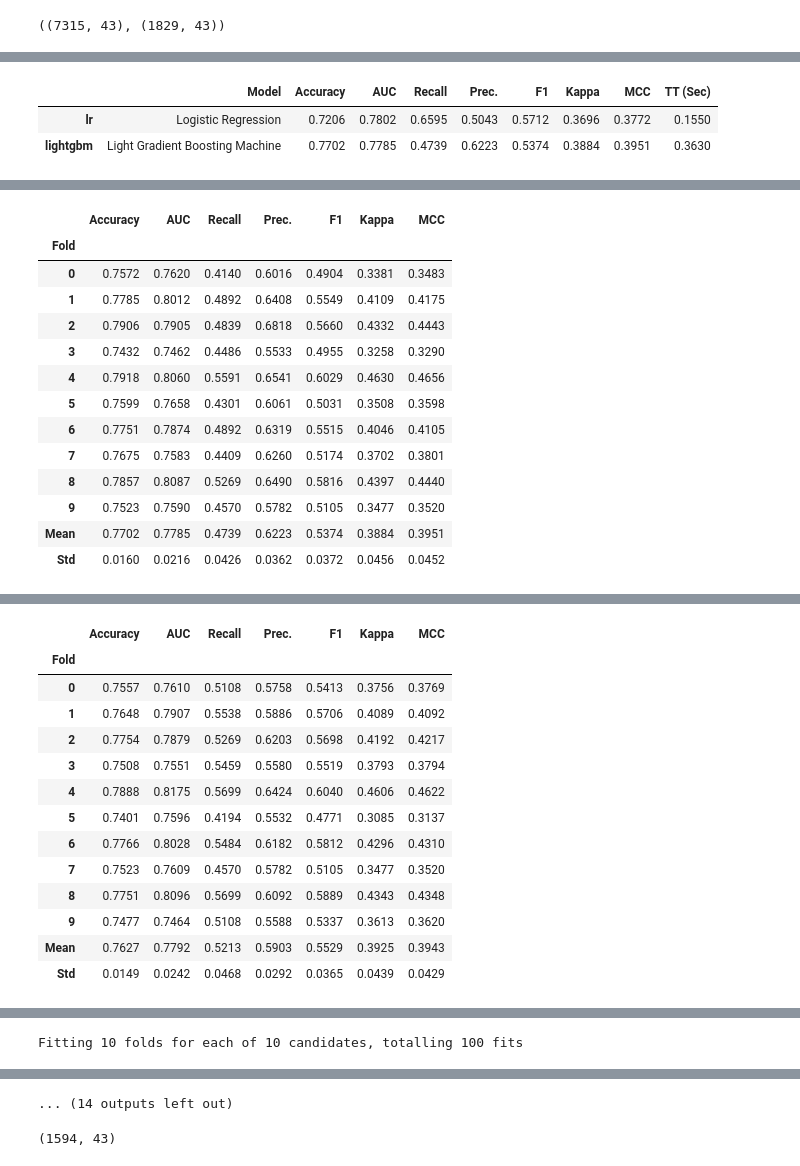
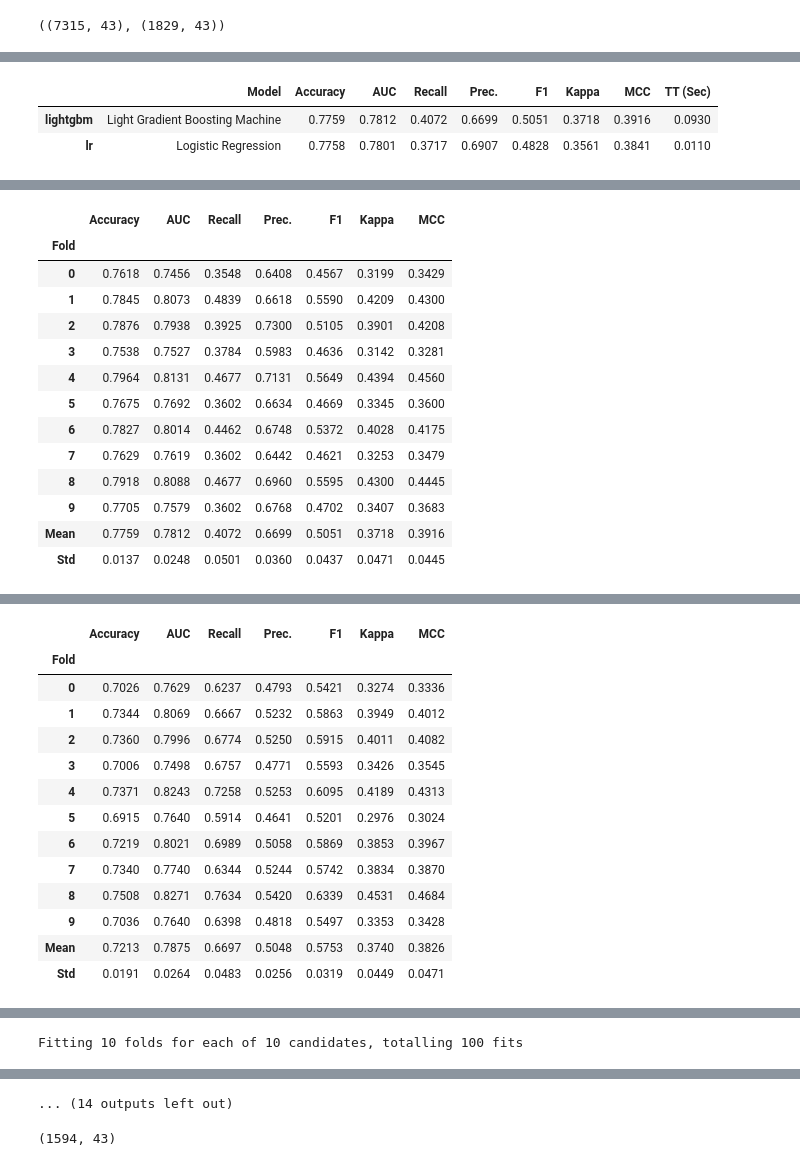
Before and after one commit to RodrigoFCMoreira/credit_scoring_ML_solver, a Jupyter notebook: 4 - Avaliar Técnica de modelagem.ipynb, the cells around one changed output, grey strips where cells are left out. Cells and saved outputs as stored; diff of their text form; code cells hidden in the pictures.

```diff
--- a/4 - Avaliar Técnica de modelagem.ipynb
+++ b/4 - Avaliar Técnica de modelagem.ipynb
@@ -34,45 +34,45 @@ train_selecionada.shape, test_oos.shape
 # %%
 #7 min pra treinar com polinomial features
 #
 train_selecionada, test_oos, tuned_lightgbm, tuned_lr,train_lightgbm_escorado, \
-test_lightgbm_escorado,train_regressao_escorado, test_regressao_escorado = pipeline_modelagem(train_selecionada, test_oos, id_col='id', safra_col='safra', target_col='y')
+test_lightgbm_escorado,train_regressao_escorado, test_regressao_escorado = pipeline_modelagem(train_selecionada, test_oos, id_col='id', safra_col='safra', target_col='y',lista_vars_numericas_categorizar=[])
 # %% [output]
 [interactive output not drawn]
 |  | Model | Accuracy | AUC | Recall | Prec. | F1 | Kappa | MCC | TT (Sec) |
-| lr | Logistic Regression | 0.7206 | 0.7802 | 0.6595 | 0.5043 | 0.5712 | 0.3696 | 0.3772 | 0.1550 |
-| lightgbm | Light Gradient Boosting Machine | 0.7702 | 0.7785 | 0.4739 | 0.6223 | 0.5374 | 0.3884 | 0.3951 | 0.3630 |
+| lightgbm | Light Gradient Boosting Machine | 0.7759 | 0.7812 | 0.4072 | 0.6699 | 0.5051 | 0.3718 | 0.3916 | 0.0930 |
+| lr | Logistic Regression | 0.7758 | 0.7801 | 0.3717 | 0.6907 | 0.4828 | 0.3561 | 0.3841 | 0.0110 |
 [interactive output not drawn]
 [interactive output not drawn]
 |  | Accuracy | AUC | Recall | Prec. | F1 | Kappa | MCC |
 | Fold |  |  |  |  |  |  |  |
-| 0 | 0.7572 | 0.7620 | 0.4140 | 0.6016 | 0.4904 | 0.3381 | 0.3483 |
-| 1 | 0.7785 | 0.8012 | 0.4892 | 0.6408 | 0.5549 | 0.4109 | 0.4175 |
-| 2 | 0.7906 | 0.7905 | 0.4839 | 0.6818 | 0.5660 | 0.4332 | 0.4443 |
-| 3 | 0.7432 | 0.7462 | 0.4486 | 0.5533 | 0.4955 | 0.3258 | 0.3290 |
-| 4 | 0.7918 | 0.8060 | 0.5591 | 0.6541 | 0.6029 | 0.4630 | 0.4656 |
-| 5 | 0.7599 | 0.7658 | 0.4301 | 0.6061 | 0.5031 | 0.3508 | 0.3598 |
-| 6 | 0.7751 | 0.7874 | 0.4892 | 0.6319 | 0.5515 | 0.4046 | 0.4105 |
-| 7 | 0.7675 | 0.7583 | 0.4409 | 0.6260 | 0.5174 | 0.3702 | 0.3801 |
-| 8 | 0.7857 | 0.8087 | 0.5269 | 0.6490 | 0.5816 | 0.4397 | 0.4440 |
-| 9 | 0.7523 | 0.7590 | 0.4570 | 0.5782 | 0.5105 | 0.3477 | 0.3520 |
-| Mean | 0.7702 | 0.7785 | 0.4739 | 0.6223 | 0.5374 | 0.3884 | 0.3951 |
-| Std | 0.0160 | 0.0216 | 0.0426 | 0.0362 | 0.0372 | 0.0456 | 0.0452 |
+| 0 | 0.7618 | 0.7456 | 0.3548 | 0.6408 | 0.4567 | 0.3199 | 0.3429 |
+| 1 | 0.7845 | 0.8073 | 0.4839 | 0.6618 | 0.5590 | 0.4209 | 0.4300 |
+| 2 | 0.7876 | 0.7938 | 0.3925 | 0.7300 | 0.5105 | 0.3901 | 0.4208 |
+| 3 | 0.7538 | 0.7527 | 0.3784 | 0.5983 | 0.4636 | 0.3142 | 0.3281 |
+| 4 | 0.7964 | 0.8131 | 0.4677 | 0.7131 | 0.5649 | 0.4394 | 0.4560 |
+| 5 | 0.7675 | 0.7692 | 0.3602 | 0.6634 | 0.4669 | 0.3345 | 0.3600 |
+| 6 | 0.7827 | 0.8014 | 0.4462 | 0.6748 | 0.5372 | 0.4028 | 0.4175 |
+| 7 | 0.7629 | 0.7619 | 0.3602 | 0.6442 | 0.4621 | 0.3253 | 0.3479 |
+| 8 | 0.7918 | 0.8088 | 0.4677 | 0.6960 | 0.5595 | 0.4300 | 0.4445 |
+| 9 | 0.7705 | 0.7579 | 0.3602 | 0.6768 | 0.4702 | 0.3407 | 0.3683 |
+| Mean | 0.7759 | 0.7812 | 0.4072 | 0.6699 | 0.5051 | 0.3718 | 0.3916 |
+| Std | 0.0137 | 0.0248 | 0.0501 | 0.0360 | 0.0437 | 0.0471 | 0.0445 |
 [interactive output not drawn]
 [interactive output not drawn]
 |  | Accuracy | AUC | Recall | Prec. | F1 | Kappa | MCC |
 | Fold |  |  |  |  |  |  |  |
-| 0 | 0.7557 | 0.7610 | 0.5108 | 0.5758 | 0.5413 | 0.3756 | 0.3769 |
-| 1 | 0.7648 | 0.7907 | 0.5538 | 0.5886 | 0.5706 | 0.4089 | 0.4092 |
-| 2 | 0.7754 | 0.7879 | 0.5269 | 0.6203 | 0.5698 | 0.4192 | 0.4217 |
-| 3 | 0.7508 | 0.7551 | 0.5459 | 0.5580 | 0.5519 | 0.3793 | 0.3794 |
-| 4 | 0.7888 | 0.8175 | 0.5699 | 0.6424 | 0.6040 | 0.4606 | 0.4622 |
-| 5 | 0.7401 | 0.7596 | 0.4194 | 0.5532 | 0.4771 | 0.3085 | 0.3137 |
-| 6 | 0.7766 | 0.8028 | 0.5484 | 0.6182 | 0.5812 | 0.4296 | 0.4310 |
-| 7 | 0.7523 | 0.7609 | 0.4570 | 0.5782 | 0.5105 | 0.3477 | 0.3520 |
-| 8 | 0.7751 | 0.8096 | 0.5699 | 0.6092 | 0.5889 | 0.4343 | 0.4348 |
-| 9 | 0.7477 | 0.7464 | 0.5108 | 0.5588 | 0.5337 | 0.3613 | 0.3620 |
-| Mean | 0.7627 | 0.7792 | 0.5213 | 0.5903 | 0.5529 | 0.3925 | 0.3943 |
-| Std | 0.0149 | 0.0242 | 0.0468 | 0.0292 | 0.0365 | 0.0439 | 0.0429 |
+| 0 | 0.7026 | 0.7629 | 0.6237 | 0.4793 | 0.5421 | 0.3274 | 0.3336 |
+| 1 | 0.7344 | 0.8069 | 0.6667 | 0.5232 | 0.5863 | 0.3949 | 0.4012 |
+| 2 | 0.7360 | 0.7996 | 0.6774 | 0.5250 | 0.5915 | 0.4011 | 0.4082 |
+| 3 | 0.7006 | 0.7498 | 0.6757 | 0.4771 | 0.5593 | 0.3426 | 0.3545 |
+| 4 | 0.7371 | 0.8243 | 0.7258 | 0.5253 | 0.6095 | 0.4189 | 0.4313 |
+| 5 | 0.6915 | 0.7640 | 0.5914 | 0.4641 | 0.5201 | 0.2976 | 0.3024 |
+| 6 | 0.7219 | 0.8021 | 0.6989 | 0.5058 | 0.5869 | 0.3853 | 0.3967 |
+| 7 | 0.7340 | 0.7740 | 0.6344 | 0.5244 | 0.5742 | 0.3834 | 0.3870 |
+| 8 | 0.7508 | 0.8271 | 0.7634 | 0.5420 | 0.6339 | 0.4531 | 0.4684 |
+| 9 | 0.7036 | 0.7640 | 0.6398 | 0.4818 | 0.5497 | 0.3353 | 0.3428 |
+| Mean | 0.7213 | 0.7875 | 0.6697 | 0.5048 | 0.5753 | 0.3740 | 0.3826 |
+| Std | 0.0191 | 0.0264 | 0.0483 | 0.0256 | 0.0319 | 0.0449 | 0.0471 |
 [interactive output not drawn]
 Fitting 10 folds for each of 10 candidates, totalling 100 fits
 [interactive output not drawn]
```
Also changed, not shown: parts of 22 cells of this notebook, 8 other files.
